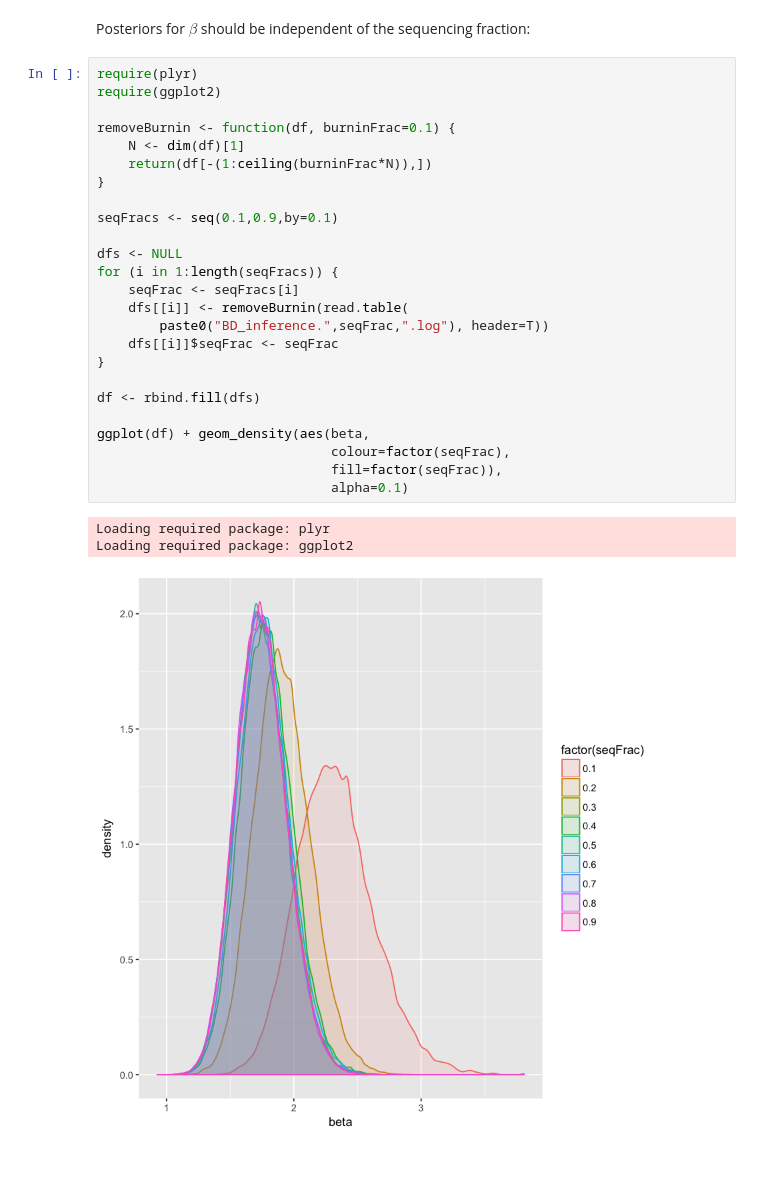
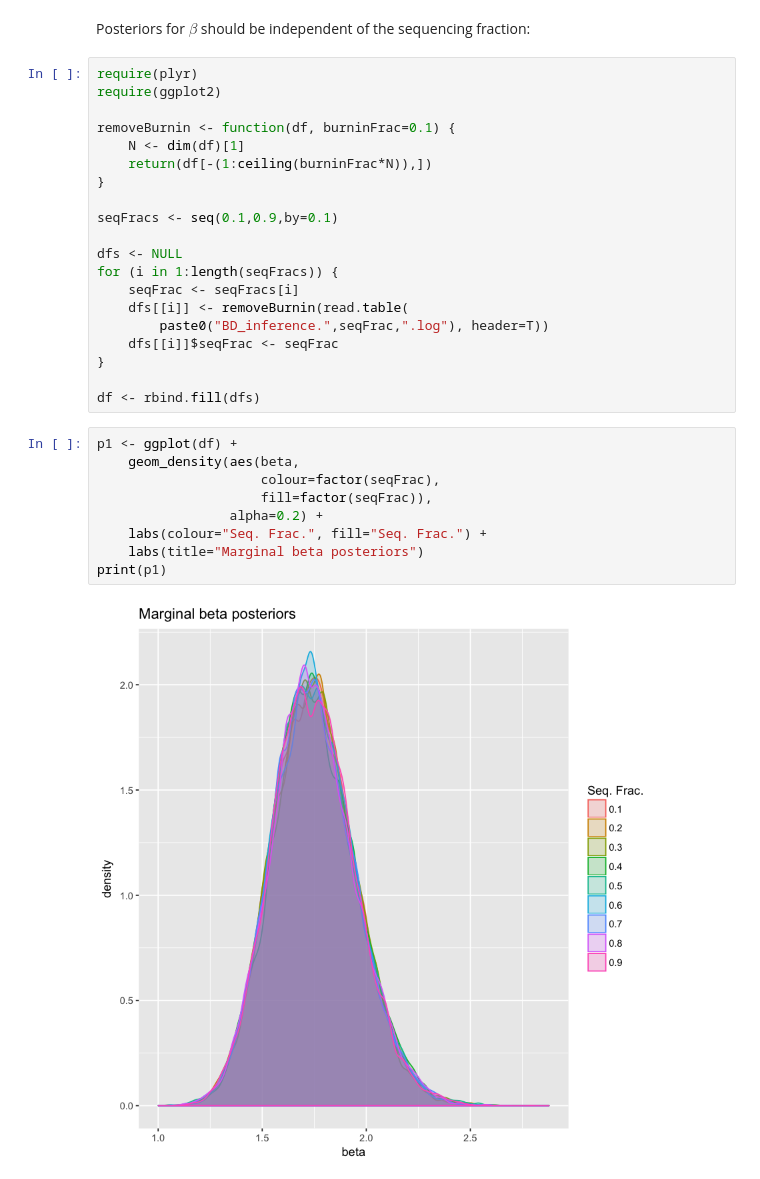
Before and after one commit to tgvaughan/EpiInf, a Jupyter notebook: validation/Incidence/Incidence_Validation.ipynb, the cells around one changed output. Cells and saved outputs as stored; diff of their text form.

```diff
--- a/validation/Incidence/Incidence_Validation.ipynb
+++ b/validation/Incidence/Incidence_Validation.ipynb
@@ -41,13 +41,15 @@ for (i in 1:length(seqFracs)) {
 }
 
 df <- rbind.fill(dfs)
-
-ggplot(df) + geom_density(aes(beta,
-                              colour=factor(seqFrac),
-                              fill=factor(seqFrac)),
-                              alpha=0.1)
-# %% [output]
-Loading required package: plyr
-Loading required package: ggplot2
-[figure, removed]
+# %%
+p1 <- ggplot(df) +
+    geom_density(aes(beta,
+                     colour=factor(seqFrac),
+                     fill=factor(seqFrac)),
+                 alpha=0.2) +
+    labs(colour="Seq. Frac.", fill="Seq. Frac.") +
+    labs(title="Marginal beta posteriors")
+print(p1)
+# %% [output]
+[figure, added]
 # %%
```
Also changed, not shown: parts of 2 cells of this notebook.
